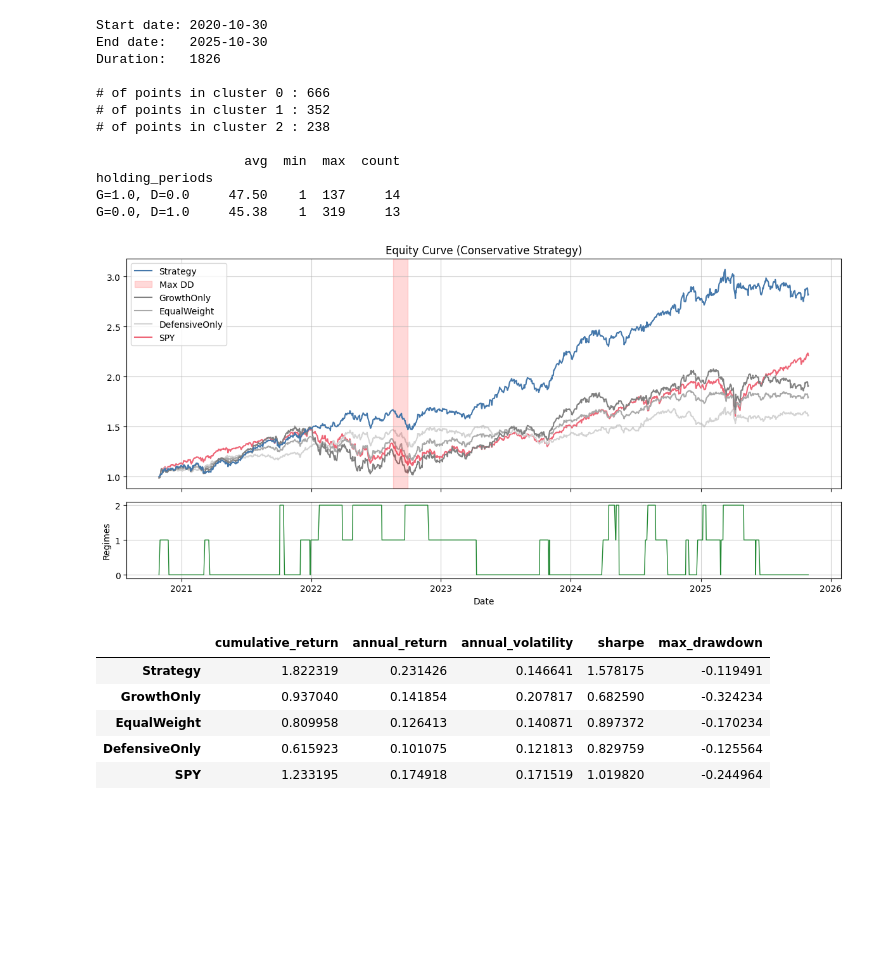
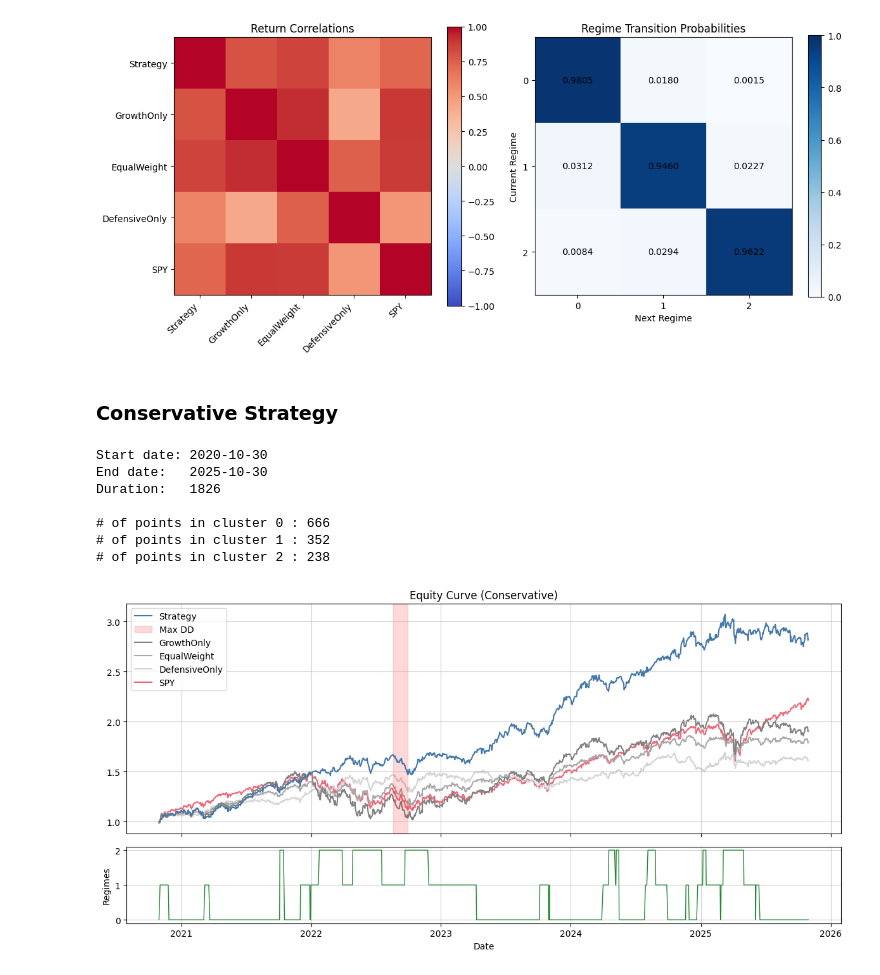
Before and after one commit to laurence1126/Wasserstein-Regime-Clustering, a Jupyter notebook: jupyter/trading.ipynb, the cells around one changed output. Saved outputs shown, nothing was run; the diff lists cells and outputs as text; code cells hidden in the pictures; blank space fills up the shorter version.

```diff
--- a/jupyter/trading.ipynb
+++ b/jupyter/trading.ipynb
@@ -175,3 +110,9 @@ G=0.0, D=1.0     26.44    6   55      9
+# %%
+toolkit.plot_correlation_and_transitions()
+# %% [output]
+[figure, added]
+# %% [markdown]
+### Conservative Strategy
 # %%
 conservative = strategy.backtest(
     allocations={
@@ -181,9 +122,8 @@ conservative = strategy.backtest(
     },
 )
 
-df = show_results(conservative)
-plot_results(conservative, "Conservative Strategy")
-df
+toolkit = RegimePerformanceToolkit(conservative)
+toolkit.show_basic_info()
 # %% [output]
 Start date: 2020-10-30
 End date:   2025-10-30
@@ -192,15 +132,7 @@ Duration:   1826
 # of points in cluster 0 : 666
 # of points in cluster 1 : 352
 # of points in cluster 2 : 238
-
-                   avg  min  max  count
-holding_periods
-G=1.0, D=0.0     47.50    1  137     14
-G=0.0, D=1.0     45.38    1  319     13
-[figure, removed]
-|  | cumulative_return | annual_return | annual_volatility | sharpe | max_drawdown |
-| Strategy | 1.822319 | 0.231426 | 0.146641 | 1.578175 | -0.119491 |
-| GrowthOnly | 0.937040 | 0.141854 | 0.207817 | 0.682590 | -0.324234 |
-| EqualWeight | 0.809958 | 0.126413 | 0.140871 | 0.897372 | -0.170234 |
-| DefensiveOnly | 0.615923 | 0.101075 | 0.121813 | 0.829759 | -0.125564 |
-| SPY | 1.233195 | 0.174918 | 0.171519 | 1.019820 | -0.244964 |
+# %%
+toolkit.plot_equity_curves("Conservative")
+# %% [output]
+[figure, added]
```
Also changed, not shown: parts of 19 cells of this notebook, 4 other files.
